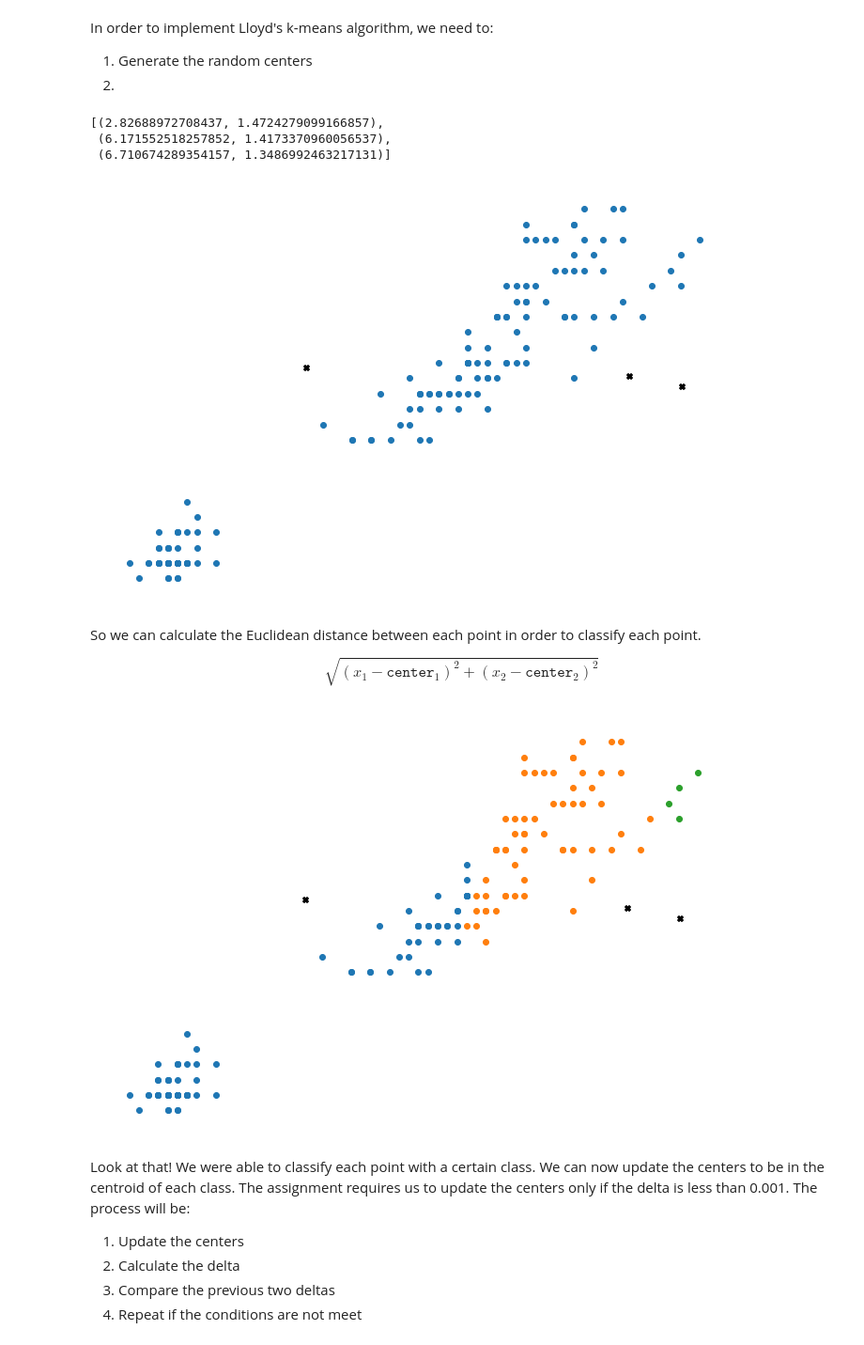
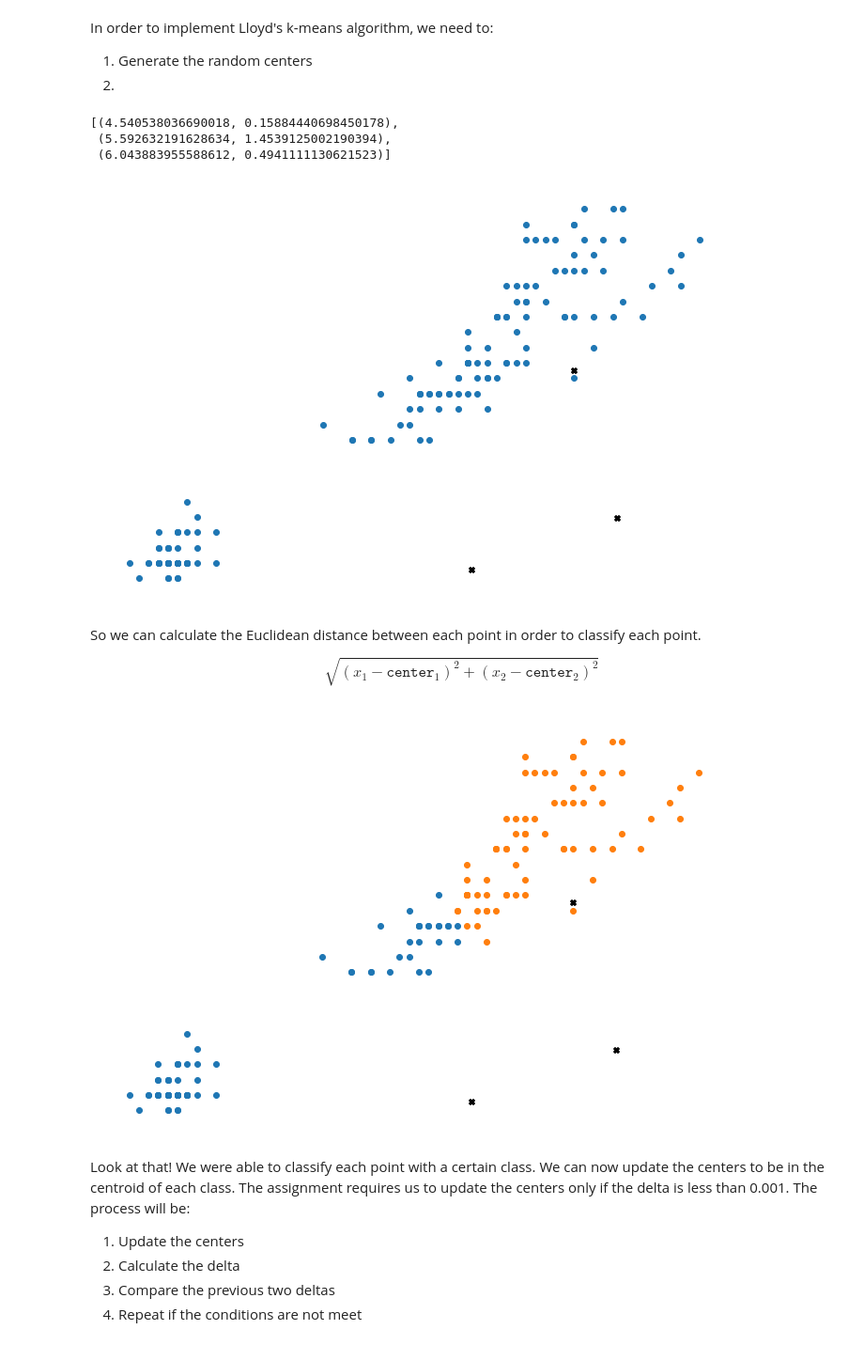
Before and after one commit to edalrami/machine-learning-hw3, a Jupyter notebook: MachineLearningHW3.ipynb, the cells around one changed output. Shown at 94% size. Saved outputs shown, nothing was run; the diff lists cells and outputs as text; code cells hidden in the pictures.

```diff
--- a/MachineLearningHW3.ipynb
+++ b/MachineLearningHW3.ipynb
@@ -24,7 +25,7 @@ In order to implement Lloyd's k-means algorithm, we need to:
 2.
 # %%
 df = pd.read_csv('kMeansData.csv')
-df['class'] = np.nan
+df['cls'] = np.nan
 # %%
 num_centers = 3
 centers = []
@@ -34,15 +35,15 @@ for ii in range(num_centers):
         random.uniform(df.x2.min(),df.x2.max())))
 centers
 # %% [output]
-[(2.82688972708437, 1.4724279099166857),
- (6.171552518257852, 1.4173370960056537),
- (6.710674289354157, 1.3486992463217131)]
+[(4.540538036690018, 0.15884440698450178),
+ (5.592632191628634, 1.4539125002190394),
+ (6.043883955588612, 0.4941111130621523)]
 # %%
 def plot_clusters(classes = False):
     fig, ax = plt.subplots(figsize = (12.0, 8.0))
     if classes:
         for ii in range(num_centers):
-            ax.scatter(df[df['class'] == ii].x1, df[df['class'] == ii].x2)
+            ax.scatter(df[df['cls'] == ii].x1, df[df['cls'] == ii].x2)
     else:
         ax.scatter(df.x1, df.x2)
     [ax.scatter(center[0], center[1], marker='X', c='k') for center in centers]
@@ -56,7 +57,7 @@ def plot_clusters(classes = False):
     plt.show()
 plot_clusters()
 # %% [output]
-[figure, old version]
+[figure, new version]
 # %% [markdown]
 So we can calculate the Euclidean distance between each point in order to classify each point.
 
@@ -67,13 +68,13 @@ $$\sqrt{
 # %%
 def assign_classes():
     for index, row in df.iterrows():
         val, idx = min((val, idx) for (idx, val) in enumerate(
             [((row.x1 - center[0])**2 + (row.x2 - center[1])**2)**0.5 for center in centers]))
-        df.iloc[index]['class'] = idx
+        df.iloc[index]['cls'] = idx
 assign_classes()
 plot_clusters(classes=True)
 # %% [output]
-[figure, old version]
+[figure, new version]
 # %% [markdown]
 Look at that! We were able to classify each point with a certain class. We can now update the centers to be in the centroid of each class. The assignment requires us to update the centers only if the delta is less than 0.001. The process will be:
 1. Update the centers
```
Also changed, not shown: parts of 17 cells of this notebook.
